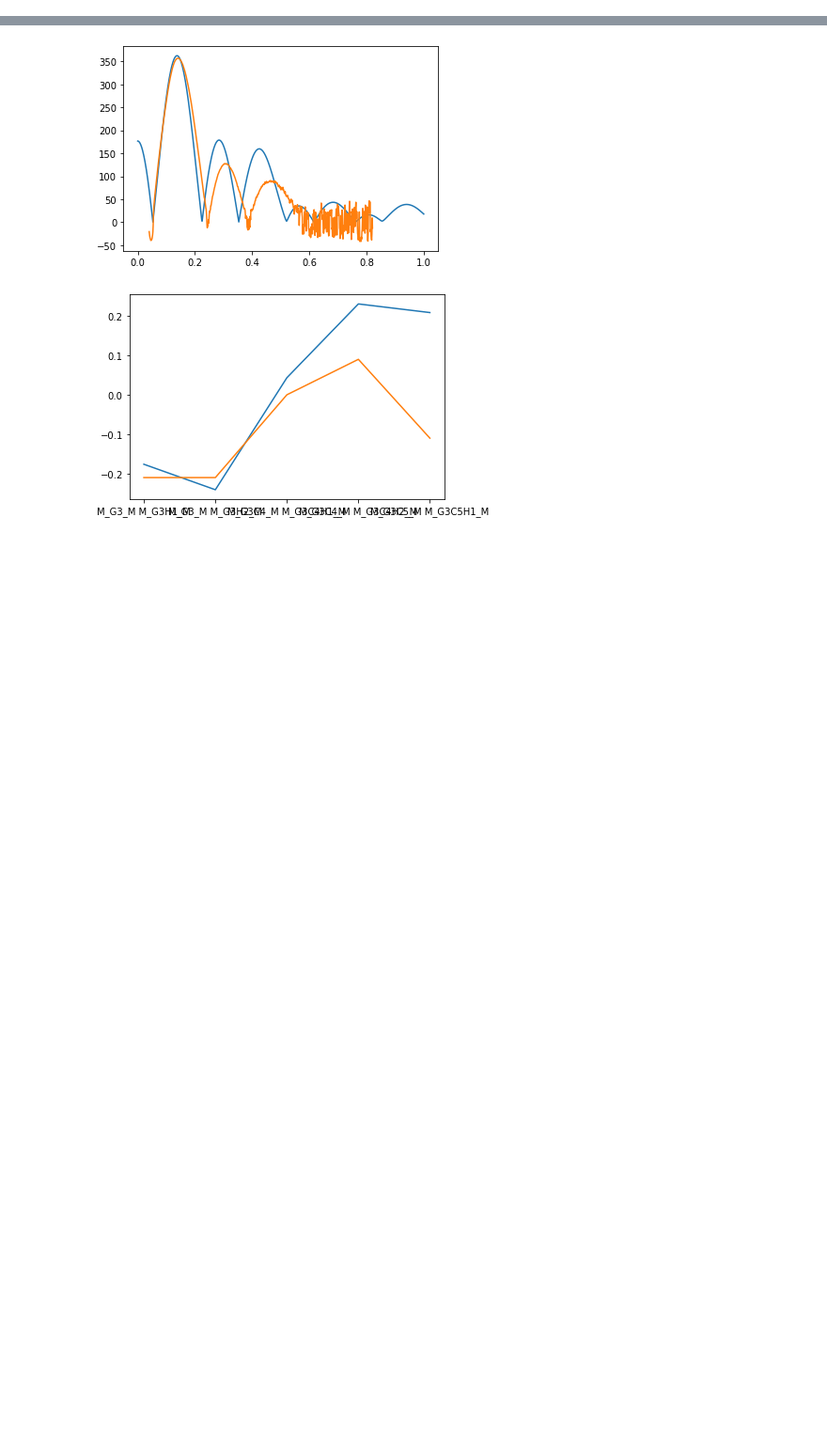
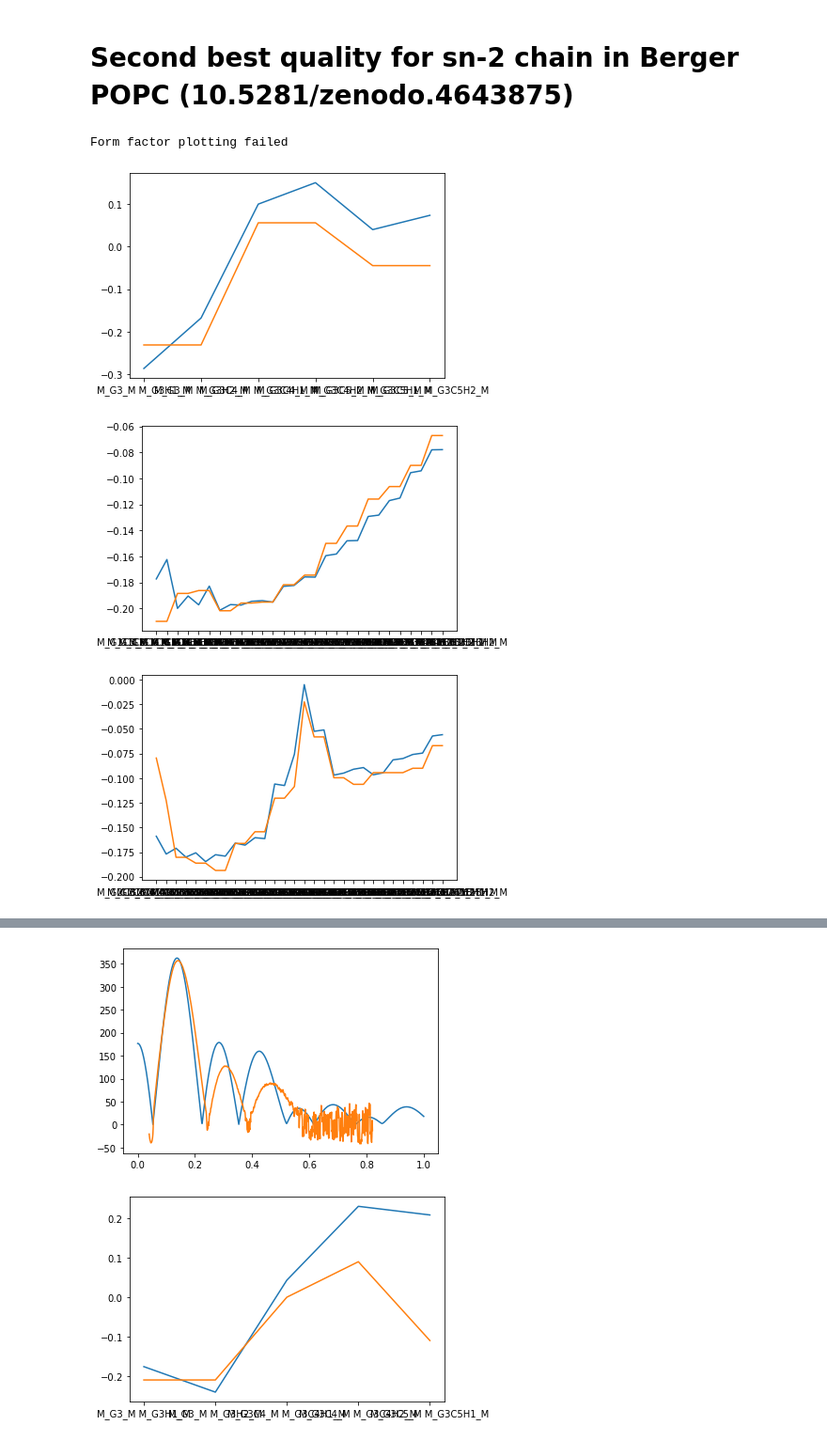
Before and after one commit to NMRLipids/DataBankManuscript, a Jupyter notebook: scripts/plotSimulation.ipynb, the cells around one changed output, grey strips where cells are left out. Shown: that part at 94% size. Drawn from its saved outputs; the diff is of its cells as text; code cells hidden in the pictures; blank space fills up the shorter version.

```diff
--- a/scripts/plotSimulation.ipynb
+++ b/scripts/plotSimulation.ipynb
@@ -101,0 +120,9 @@ def plotSimulation(path, lipid):
+# %% [markdown]
+# Second best quality for sn-2 chain in Berger POPC (10.5281/zenodo.4643875)
+# %%
+plotSimulation('Simulations/b06/79c/b0679cd5bb4bed509b91a002305d2771ed4ad54e/72ec31258e95aefa0d053131b9e734b4b11eb030/','POPC')
+# %% [output]
+Form factor plotting failed
+[figure, added]
+[figure, added]
+[figure, added]
```
Also changed, not shown: parts of 10 cells of this notebook.
